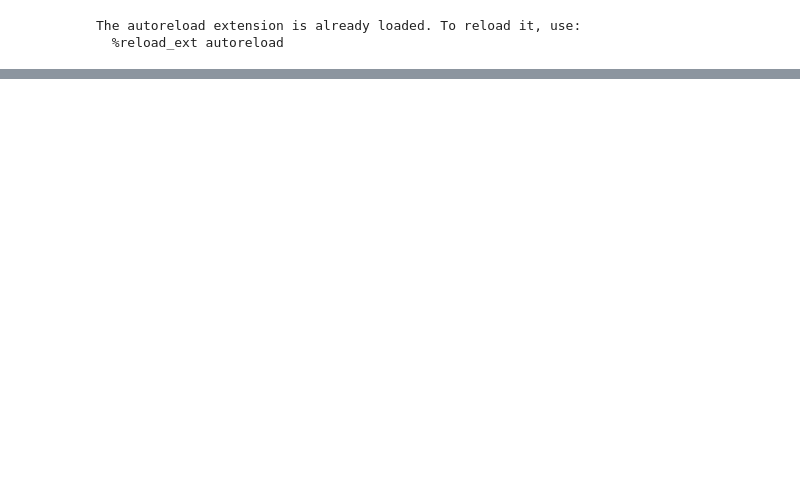
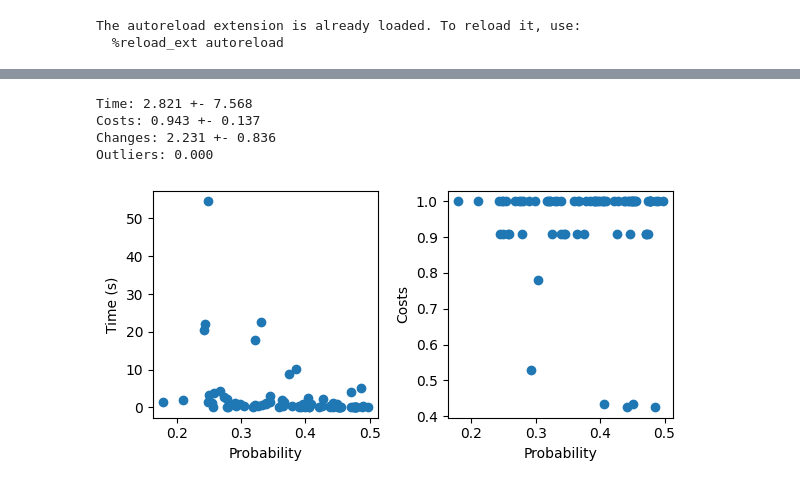
Before and after one commit to hiaac-finance/cfmining, a Jupyter notebook: notebooks/analyze_results.ipynb, the cells around one changed output, grey strips where cells are left out. Saved outputs shown, nothing was run; the diff lists cells and outputs as text; code cells hidden in the pictures; blank space fills up the shorter version.

```diff
--- a/notebooks/analyze_results.ipynb
+++ b/notebooks/analyze_results.ipynb
@@ -105,0 +177,9 @@ Outliers: 0.000
+# %%
+results = pd.read_csv("../results/taiwan/mapofcem_percentile.csv")
+summarize_results(results, outlier_detection)
+# %% [output]
+Time: 2.821 +- 7.568
+Costs: 0.943 +- 0.137
+Changes: 2.231 +- 0.836
+Outliers: 0.000
+[figure, added]
```
Also changed, not shown: parts of 15 cells of this notebook, 3 other files.
